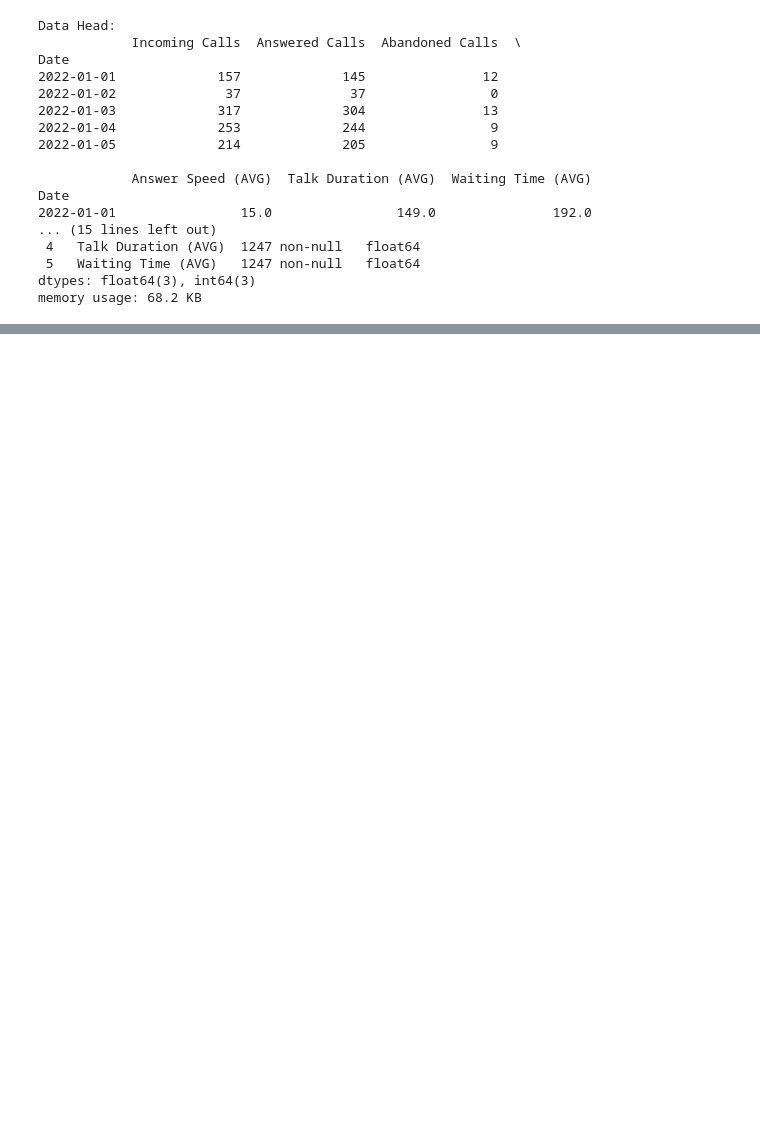
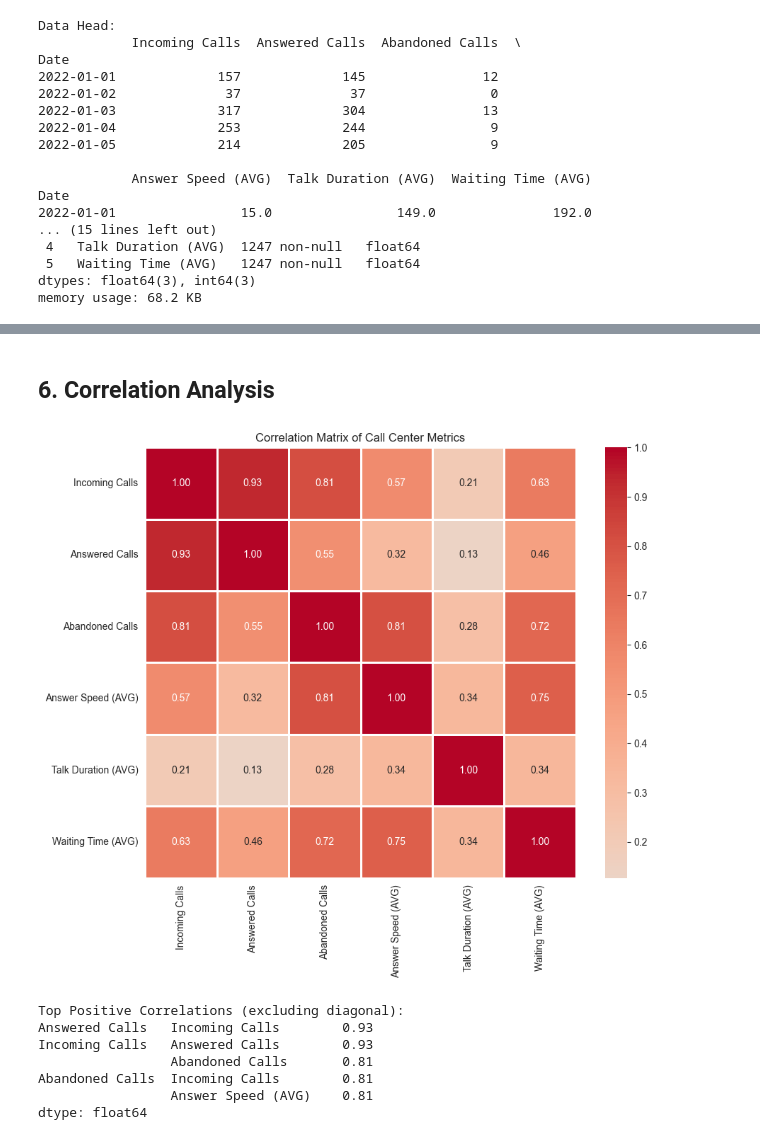
Before and after one commit to UCSD-Intuit-Data-Science-Initiative/UCSD-Intuit-DS-Capstone-project-Jackie, a Jupyter notebook: notebooks/01-eda-and-prototyping.ipynb, the cells around one changed output, grey strips where cells are left out. Saved outputs shown, nothing was run; the diff lists cells and outputs as text; code cells hidden in the pictures; blank space fills up the shorter version.

```diff
--- a/notebooks/01-eda-and-prototyping.ipynb
+++ b/notebooks/01-eda-and-prototyping.ipynb
@@ -68,0 +189,35 @@ plt.show()
+# %% [markdown]
+## 6. Correlation Analysis
+# %%
+# Correlation heatmap
+plt.figure(figsize=(10, 8))
+correlation_matrix = df.corr()
+sns.heatmap(
+    correlation_matrix,
+    annot=True,
+    cmap="coolwarm",
+    center=0,
+    fmt=".2f",
+    square=True,
+    linewidths=1,
+)
+plt.title("Correlation Matrix of Call Center Metrics")
+plt.tight_layout()
+plt.show()
+
+# Print top correlations
+print("\nTop Positive Correlations (excluding diagonal):")
+corr_pairs = correlation_matrix.unstack()
+sorted_pairs = corr_pairs.sort_values(ascending=False)
+# Remove duplicates and self-correlations
+top_corrs = sorted_pairs[(sorted_pairs < 1) & (sorted_pairs > 0)].head(5)
+print(top_corrs)
+# %% [output]
+[figure, added]
+Top Positive Correlations (excluding diagonal):
+Answered Calls   Incoming Calls        0.93
+Incoming Calls   Answered Calls        0.93
+                 Abandoned Calls       0.81
+Abandoned Calls  Incoming Calls        0.81
+                 Answer Speed (AVG)    0.81
+dtype: float64
```
Also changed, not shown: parts of 31 cells of this notebook.
